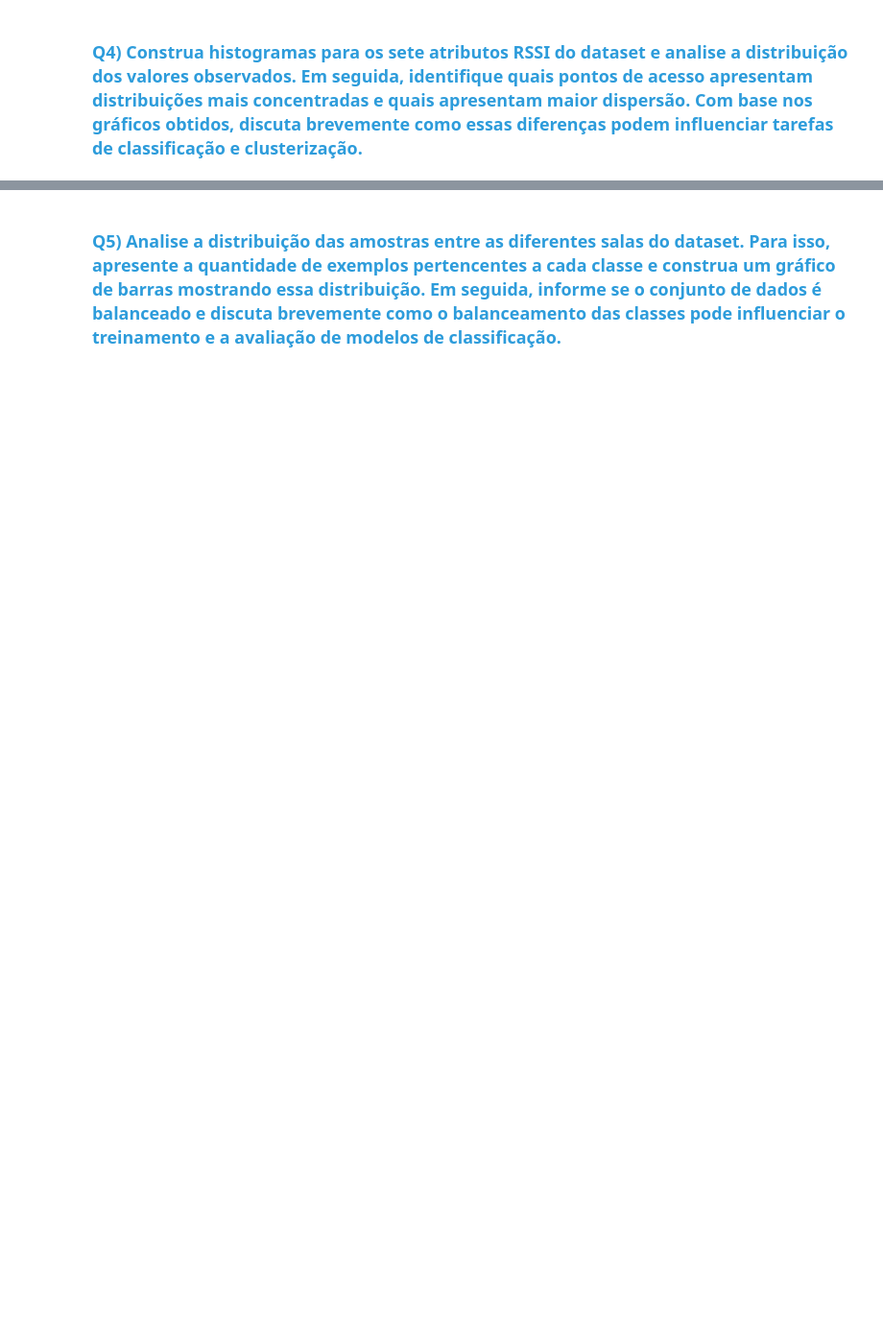
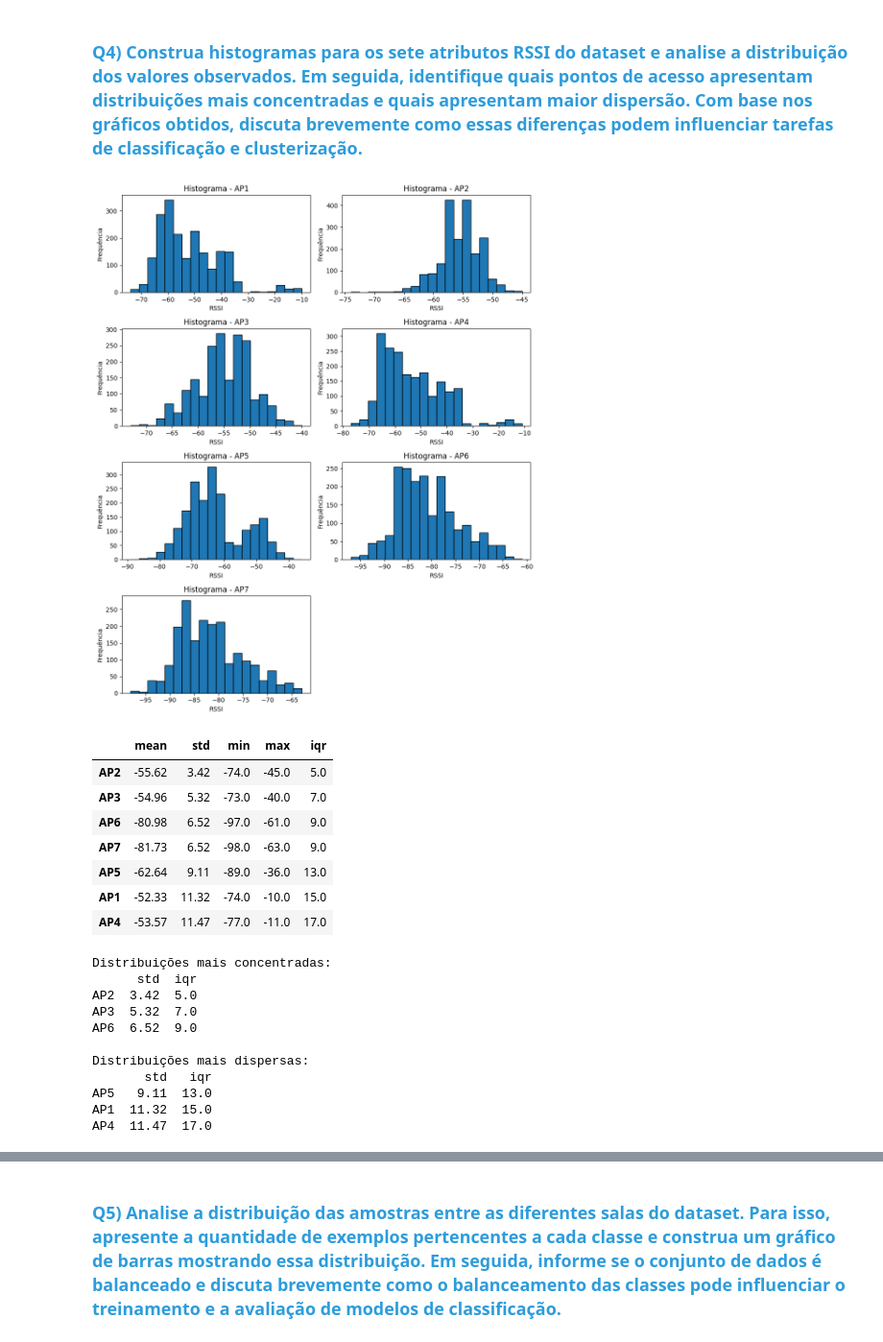
Before and after one commit to RennowT/C318, a Jupyter notebook: C318_2026_1_Atividade_06_1954.ipynb, the cells around one changed output, grey strips where cells are left out. Shown at 96% size. Saved outputs shown, nothing was run; the diff lists cells and outputs as text; code cells hidden in the pictures; blank space fills up the shorter version.

```diff
--- a/C318_2026_1_Atividade_06_1954.ipynb
+++ b/C318_2026_1_Atividade_06_1954.ipynb
@@ -63,2 +118,15 @@ df.head()
 # %% [markdown]
 ### <font color='#2D9CDB'>Q3) Utilizando apenas os atributos RSSI do dataset, apresente as estatísticas descritivas (contagem, média, desvio padrão, valor mínimo, quartis e valor máximo) de cada ponto de acesso Wi-Fi. Em seguida, identifique quais pontos de acesso apresentam, em média, os sinais mais fortes e os mais fracos. Com base nos resultados obtidos, comente brevemente sobre a variabilidade das medições de RSSI observadas no conjunto de dados.</font>
+# %%
+rssi_cols = feature_names
+
+stats = df[rssi_cols].describe().T.round(2)
+display(stats)
+
+medias = df[rssi_cols].mean().sort_values(ascending=False)
+
+print("Médias de RSSI:")
+print(medias.round(2))
+
+print(f"\nSinal médio mais forte: {medias.index[0]} = {medias.iloc[0]:.2f}")
+print(f"Sinal médio mais fraco: {medias.index[-1]} = {medias.iloc[-1]:.2f}")
@@ -65,2 +156,52 @@ df.head()
 # %% [markdown]
 ### <font color='#2D9CDB'>Q4) Construa histogramas para os sete atributos RSSI do dataset e analise a distribuição dos valores observados. Em seguida, identifique quais pontos de acesso apresentam distribuições mais concentradas e quais apresentam maior dispersão. Com base nos gráficos obtidos, discuta brevemente como essas diferenças podem influenciar tarefas de classificação e clusterização.</font>
+# %%
+import matplotlib.pyplot as plt
+
+fig, axes = plt.subplots(4, 2, figsize=(10, 12))
+axes = axes.flatten()
+
+for i, col in enumerate(rssi_cols):
+    axes[i].hist(df[col], bins=20, edgecolor="black")
+    axes[i].set_title(f"Histograma - {col}")
+    axes[i].set_xlabel("RSSI")
+    axes[i].set_ylabel("Frequência")
+
+fig.delaxes(axes[-1])
+
+plt.tight_layout()
+plt.show()
+
+resumo_dispersao = df[rssi_cols].agg(["mean", "std", "min", "max"]).T
+resumo_dispersao["iqr"] = df[rssi_cols].quantile(0.75) - df[rssi_cols].quantile(0.25)
+
+resumo_dispersao = resumo_dispersao.sort_values(by="std")
+
+display(resumo_dispersao.round(2))
+
+print("Distribuições mais concentradas:")
+print(resumo_dispersao.head(3)[["std", "iqr"]].round(2))
+
+print("\nDistribuições mais dispersas:")
+print(resumo_dispersao.tail(3)[["std", "iqr"]].round(2))
+# %% [output]
+[figure, added]
+|  | mean | std | min | max | iqr |
+| AP2 | -55.62 | 3.42 | -74.0 | -45.0 | 5.0 |
+| AP3 | -54.96 | 5.32 | -73.0 | -40.0 | 7.0 |
+| AP6 | -80.98 | 6.52 | -97.0 | -61.0 | 9.0 |
+| AP7 | -81.73 | 6.52 | -98.0 | -63.0 | 9.0 |
+| AP5 | -62.64 | 9.11 | -89.0 | -36.0 | 13.0 |
+| AP1 | -52.33 | 11.32 | -74.0 | -10.0 | 15.0 |
+| AP4 | -53.57 | 11.47 | -77.0 | -11.0 | 17.0 |
+Distribuições mais concentradas:
+      std  iqr
+AP2  3.42  5.0
+AP3  5.32  7.0
+AP6  6.52  9.0
+
+Distribuições mais dispersas:
+       std   iqr
+AP5   9.11  13.0
+AP1  11.32  15.0
+AP4  11.47  17.0
```
Also changed, not shown: parts of 21 cells of this notebook.
